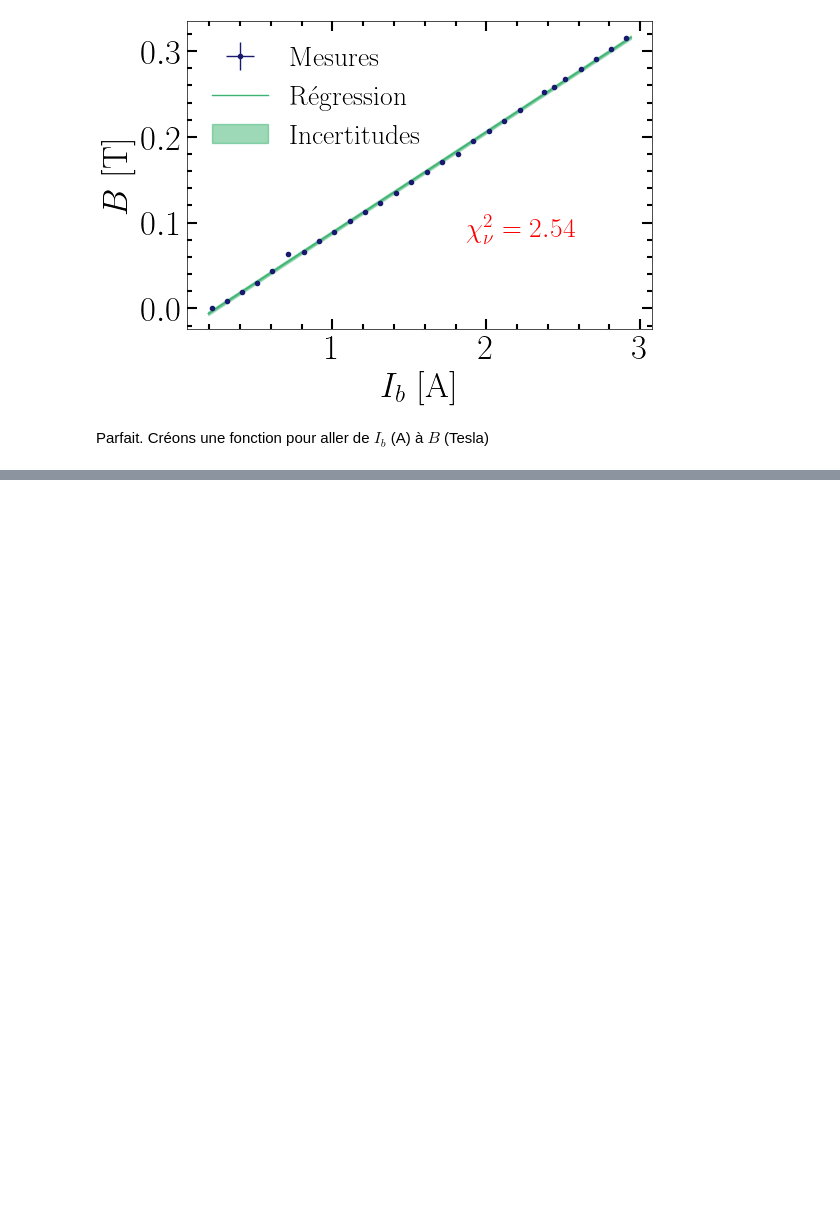
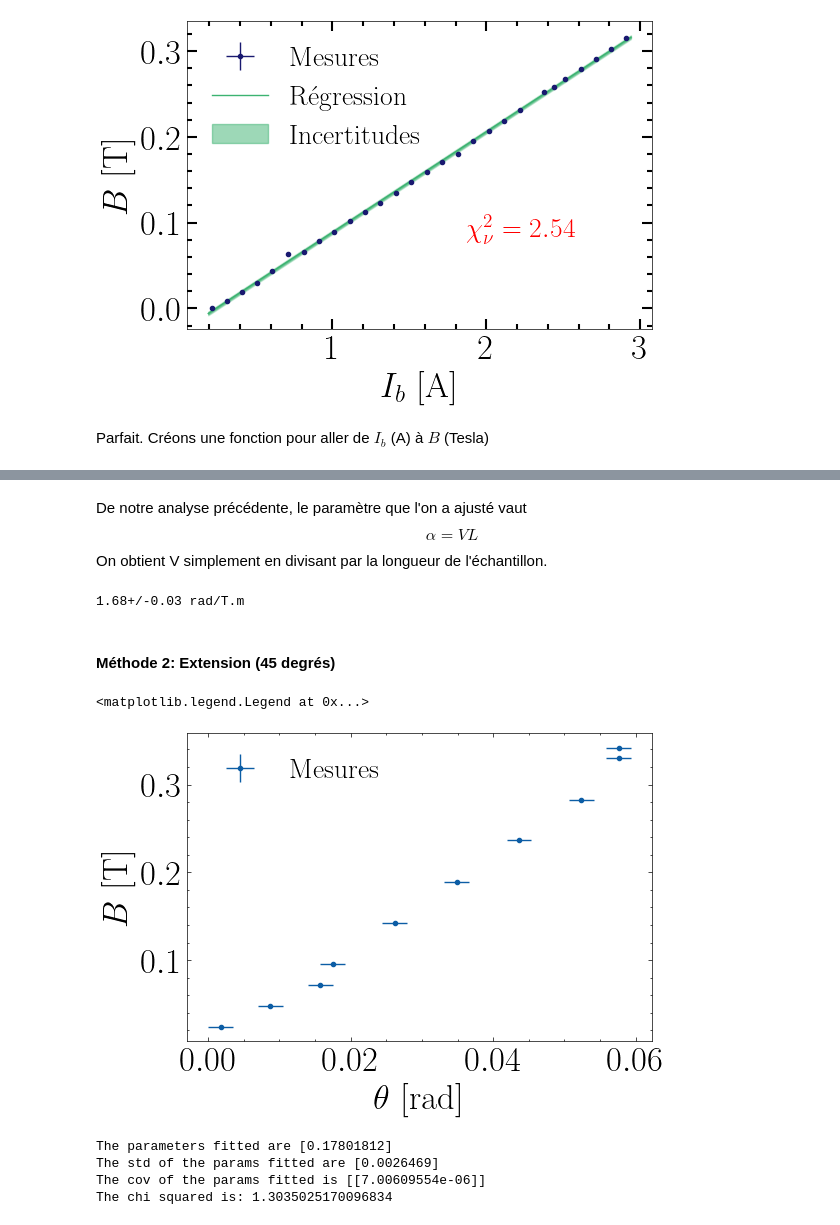
Before and after one commit to EnceladeCandy/phy3040, a Jupyter notebook: notebooks/faraday.ipynb, the cells around one changed output, grey strips where cells are left out. Cells and saved outputs as stored; diff of their text form; code cells hidden in the pictures; blank space fills up the shorter version.

```diff
--- a/notebooks/faraday.ipynb
+++ b/notebooks/faraday.ipynb
@@ -200,0 +294,64 @@ B = preprocess_B(data[:, 1], range = 30) # Tesla
+# %% [markdown]
+De notre analyse précédente, le paramètre que l'on a ajusté vaut
+$$
+\alpha = VL
+$$
+On obtient V simplement en divisant par la longueur de l'échantillon.
+# %%
+V = params_fitted / L
+std_V = std_fitted / L
+print(f"{V.item():.2f}+/-{std_V.item():.2f} rad/T.m")
+# %% [output]
+1.68+/-0.03 rad/T.m
+# %% [markdown]
+#### Méthode 2: Extension (45 degrés)
+# %%
+# Importer les données (d = 9 cm, i.e. au milieu de la bobine)
+data = np.loadtxt(data_folder + "method_45.txt", skiprows=1)
+theta0 = (168-45) * u.degree.to(u.radian)
+angle = data[:, 0] * u.degree.to(u.radian) - theta0  # radians
+std_angle = 0.1 * u.degree.to(u.radian)
+L = 10 * 1e-2 # meters
+Ib = data[:, 1]  # courant dans la bobine (A)
+B = Ib_to_B(Ib)
+
+fig, ax = plt.subplots(1, 1, figsize = (6, 4))
+ax.errorbar(angle, B-B0, fmt = ".", label = "Mesures", xerr = std_angle, yerr = std_B)
+ax.set(xlabel = r"$\theta$ [rad]", ylabel = r"$B$ [T]")
+ax.legend()
+# %% [output]
+<matplotlib.legend.Legend at 0x...>
+[figure, added]
+# %%
+def linear_2(x, params_fitted):
+    return params_fitted * x
+
+x = B-B0
+y = angle # on échange puisque l'incertitude due à l'angle est plus importante ici
+sigma_y = std_angle
+
+Regression_extension= FrequentistRegression(
+    degree = 1,
+    sigma_noise = sigma_y
+)
+
+params_fitted, std_fitted = Regression_extension.fit(
+    obs = y,
+    x = x,
+    ridge_reg = 1e-12,
+    fit_intercept = False
+)
+
+y_pred = Regression_extension.forward_model()
+cov = Regression_extension.cov
+chi2 = Regression_extension.compute_chi2(obs = y)
+
+print("The parameters fitted are", params_fitted)
+print("The std of the params fitted are", std_fitted)
+print("The cov of the params fitted is", cov)
+print("The chi squared is:", chi2)
+# %% [output]
+The parameters fitted are [0.17801812]
+The std of the params fitted are [0.0026469]
+The cov of the params fitted is [[7.00609554e-06]]
+The chi squared is: 1.3035025170096834
```
Also changed, not shown: parts of 8 cells of this notebook.
